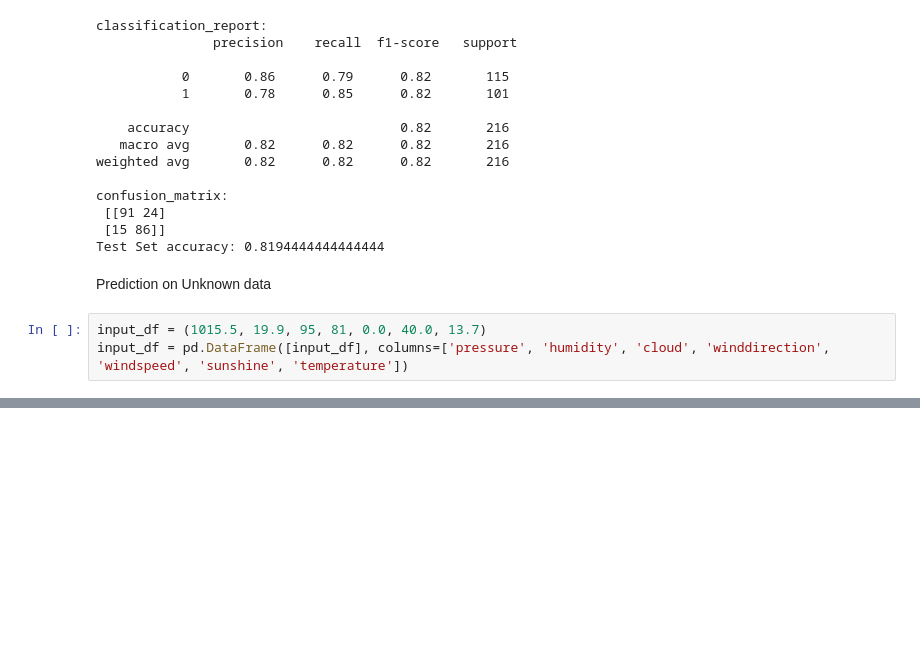
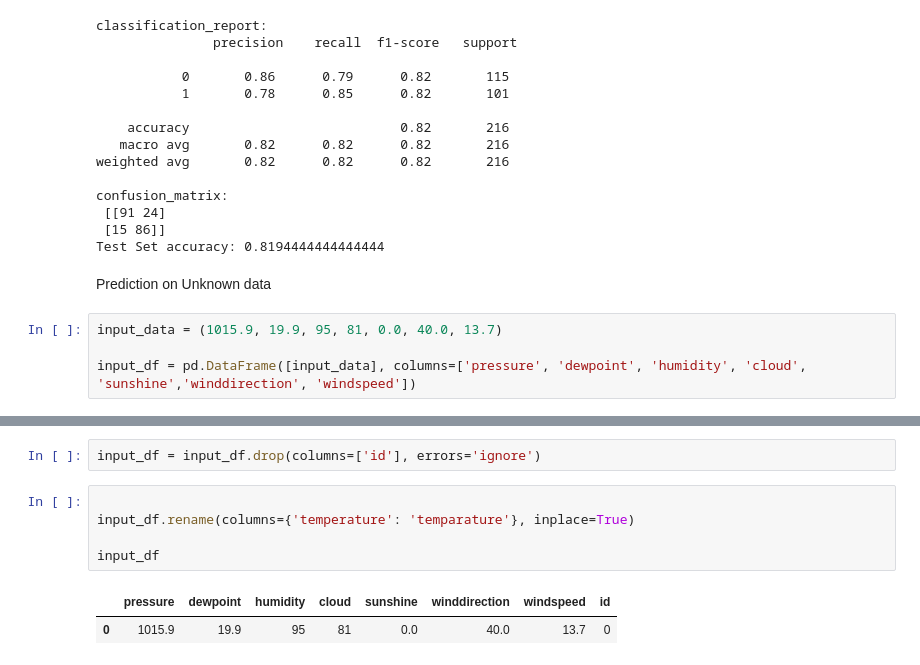
Before and after one commit to Ulton321/Prediction_with_a_Rainfall_Dataset_kaggle_Competition_Host, a Jupyter notebook: main.ipynb, the cells around one changed output, grey strips where cells are left out. Cells and saved outputs as stored; diff of their text form; blank space fills up the shorter version.

```diff
--- a/main.ipynb
+++ b/main.ipynb
@@ -442,5 +461,6 @@ Test Set accuracy: 0.8194444444444444
 # %% [markdown]
 Prediction on Unknown data
 # %%
-input_df = (1015.5, 19.9, 95, 81, 0.0, 40.0, 13.7)
-input_df = pd.DataFrame([input_df], columns=['pressure', 'humidity', 'cloud', 'winddirection', 'windspeed', 'sunshine', 'temperature'])
+input_data = (1015.9, 19.9, 95, 81, 0.0, 40.0, 13.7)
+
+input_df = pd.DataFrame([input_data], columns=['pressure', 'dewpoint', 'humidity', 'cloud', 'sunshine','winddirection', 'windspeed'])
@@ -457,0 +467,10 @@ Feature names seen at fit time, yet now missing:
+# %%
+input_df = input_df.drop(columns=['id'], errors='ignore')
+# %%
+
+input_df.rename(columns={'temperature': 'temparature'}, inplace=True)
+
+input_df
+# %% [output]
+|  | pressure | dewpoint | humidity | cloud | sunshine | winddirection | windspeed | id |
+| 0 | 1015.9 | 19.9 | 95 | 81 | 0.0 | 40.0 | 13.7 | 0 |
```
Also changed, not shown: parts of 6 cells of this notebook.
